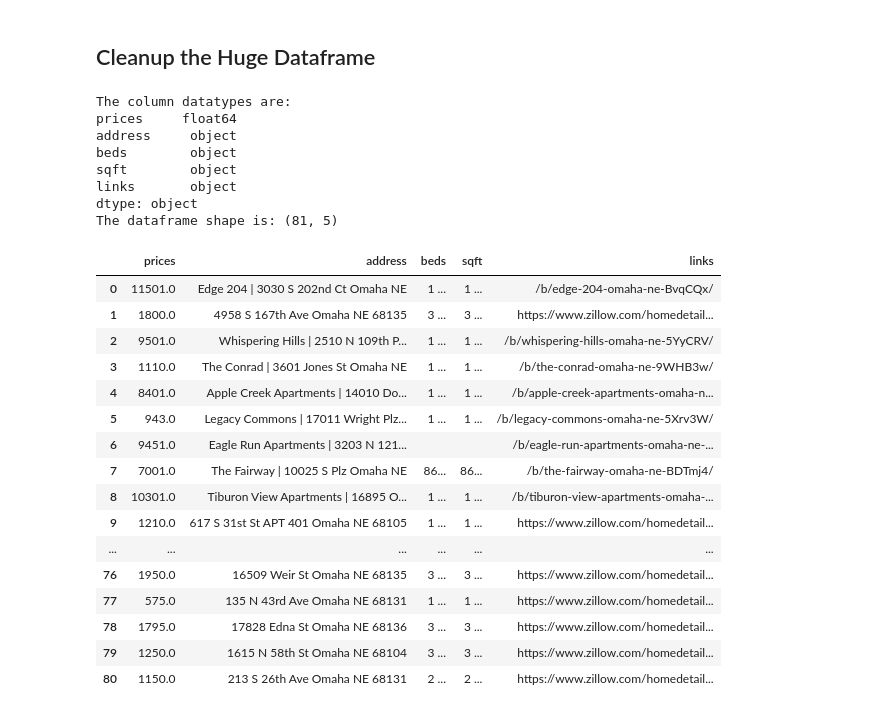
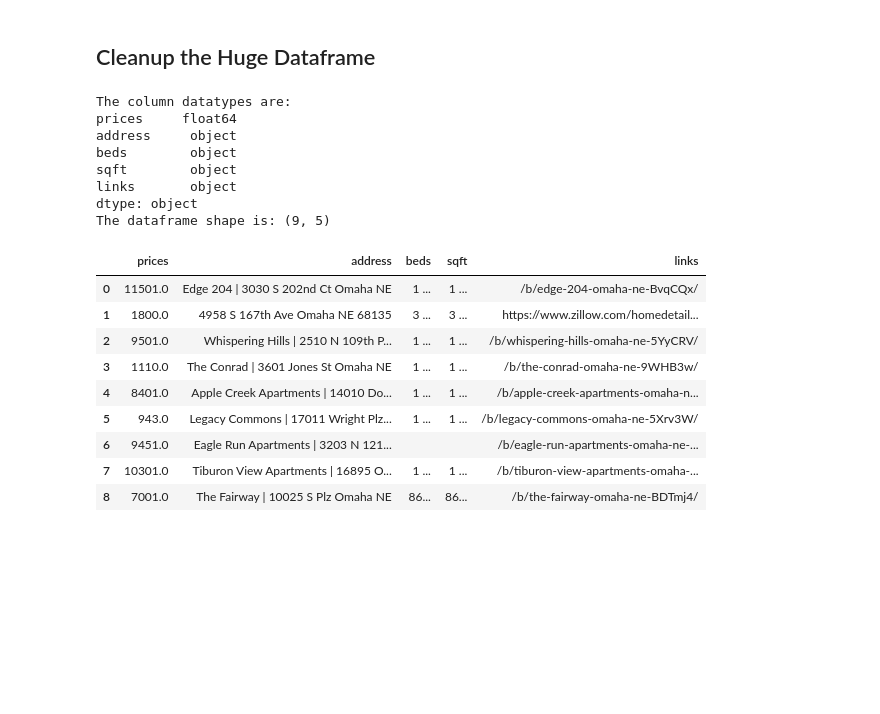
Before and after one commit to Cjferrell428/zillow_rent_evaluator_by_zip, a Jupyter notebook: zillow_rent_evaluation.ipynb, the cells around one changed output. Drawn from its saved outputs; the diff is of its cells as text; code cells hidden in the pictures; blank space fills up the shorter version.

Commit message:
cleanup link cleanup code

```diff
--- a/zillow_rent_evaluation.ipynb
+++ b/zillow_rent_evaluation.ipynb
@@ -34,10 +34,10 @@ def build_soups(url):
 ## Grab/Create all Soups
 # %%
 base_url = 'https://www.zillow.com/homes/for_rent/'
-page_max_range = 10
+page_max_range = 1
 city = 'Omaha'
 soups = []
 
-for i in range(1, page_max_range):
+for i in range(0, page_max_range):
     url = f'{base_url}{city}/{str(i)}_p/'
     soups.append(build_soups(url))
@@ -98,75 +125,74 @@ df = pd.concat(grab_soup_data(soups), ignore_index=True)
 # %% [markdown]
 ## Cleanup the Huge Dataframe
 # %%
-#convert columns to str
+# Cleanup links column
+# remove html tags
+
+# convert columns to str
 df['prices'] = df['prices'].astype('str')
 df['address'] = df['address'].astype('str')
 df['beds'] = df['beds'].astype('str')
 df['sqft'] = df['sqft'].astype('str')
+df['links'] = df['links'].astype('str')
 
-#remove html tags
-df['prices'] = df['prices'].replace('<div class="list-card-price">', ' ', regex=True)
-df['address'] = df['address'].replace('<address class="list-card-addr">', ' ', regex=True)
+# remove html tags
+df['prices'] = df['prices'].replace(
+    '<div class="list-card-price">', ' ', regex=True)
+df['address'] = df['address'].replace(
+    '<address class="list-card-addr">', ' ', regex=True)
 df['prices'] = df['prices'].replace('</div>', ' ', regex=True)
 df['address'] = df['address'].replace('</address>', ' ', regex=True)
 df['prices'] = df['prices'].str.replace(r'\D', '')
 
-#need to figure out correct html to add to this code from zillow browser
-#remove html tags from beds column
+# need to figure out correct html to add to this code from zillow browser
+# remove html tags from beds column
 df['beds'] = df['beds'].replace('Studio</li><li>', '0 ', regex=True)
 df['beds'] = df['beds'].str.replace(r'\D', ' ', regex=True)
 df['sqft'] = df['sqft'].replace('Studio</li><li>', '0 ', regex=True)
 df['sqft'] = df['sqft'].str.replace(r'\D', ' ', regex=True)
 
 
-#split beds column into beds, bath and sqft
-#will need to concatenate and split up columns after everything is pulled into data frame
+# split beds column into beds, bath and sqft
+# will need to concatenate and split up columns after everything is pulled into data frame
 
-#remove commas from sq_feet and convert to float
-df.replace(',','', regex=True, inplace=True)
+# remove commas from sq_feet and convert to float
+df.replace(',', '', regex=True, inplace=True)
 
-#drop nulls
-df = df[(df['prices'] != '') & (df['prices']!= ' ')]
+# drop nulls
+df = df[(df['prices'] != '') & (df['prices'] != ' ')]
 
-#convert column to float
+# convert column to float
 df['prices'] = df['prices'].astype('float')
 
 
-#remove spaces from link column
-df['links'] = df.links.str.replace(' ','')
+# remove spaces from link column
+df['links'] = df.links.str.replace(' ', '')
 
 print('The column datatypes are:')
 print(df.dtypes)
 print('The dataframe shape is:', df.shape)
 
-#re arrange the data frame and include sq  - make sure the dataframe has correct vallues
-#will need to split zip code into its own column
-#find out how to extract zillow html and put it into notebook
+# re arrange the data frame and include sq  - make sure the dataframe has correct vallues
+# will need to split zip code into its own column
+# find out how to extract zillow html and put it into notebook
 
 df
 # %% [output]
 The column datatypes are:
 prices     float64
 address     object
 beds        object
 sqft        object
 links       object
 dtype: object
-The dataframe shape is: (81, 5)
+The dataframe shape is: (9, 5)
 |  | prices | address | beds | sqft | links |
 | 0 | 11501.0 | Edge 204 | 3030 S 202nd Ct Omaha NE | 1 ... | 1 ... | /b/edge-204-omaha-ne-BvqCQx/ |
 | 1 | 1800.0 | 4958 S 167th Ave Omaha NE 68135 | 3 ... | 3 ... | https://www.zillow.com/homedetail... |
 | 2 | 9501.0 | Whispering Hills | 2510 N 109th P... | 1 ... | 1 ... | /b/whispering-hills-omaha-ne-5YyCRV/ |
 | 3 | 1110.0 | The Conrad | 3601 Jones St Omaha NE | 1 ... | 1 ... | /b/the-conrad-omaha-ne-9WHB3w/ |
 | 4 | 8401.0 | Apple Creek Apartments | 14010 Do... | 1 ... | 1 ... | /b/apple-creek-apartments-omaha-n... |
 | 5 | 943.0 | Legacy Commons | 17011 Wright Plz... | 1 ... | 1 ... | /b/legacy-commons-omaha-ne-5Xrv3W/ |
 | 6 | 9451.0 | Eagle Run Apartments | 3203 N 121... |  |  | /b/eagle-run-apartments-omaha-ne-... |
-| 7 | 7001.0 | The Fairway | 10025 S Plz Omaha NE | 86... | 86... | /b/the-fairway-omaha-ne-BDTmj4/ |
-| 8 | 10301.0 | Tiburon View Apartments | 16895 O... | 1 ... | 1 ... | /b/tiburon-view-apartments-omaha-... |
-| 9 | 1210.0 | 617 S 31st St APT 401 Omaha NE 68105 | 1 ... | 1 ... | https://www.zillow.com/homedetail... |
-| ... | ... | ... | ... | ... | ... |
-| 76 | 1950.0 | 16509 Weir St Omaha NE 68135 | 3 ... | 3 ... | https://www.zillow.com/homedetail... |
-| 77 | 575.0 | 135 N 43rd Ave Omaha NE 68131 | 1 ... | 1 ... | https://www.zillow.com/homedetail... |
-| 78 | 1795.0 | 17828 Edna St Omaha NE 68136 | 3 ... | 3 ... | https://www.zillow.com/homedetail... |
-| 79 | 1250.0 | 1615 N 58th St Omaha NE 68104 | 3 ... | 3 ... | https://www.zillow.com/homedetail... |
-| 80 | 1150.0 | 213 S 26th Ave Omaha NE 68131 | 2 ... | 2 ... | https://www.zillow.com/homedetail... |
+| 7 | 10301.0 | Tiburon View Apartments | 16895 O... | 1 ... | 1 ... | /b/tiburon-view-apartments-omaha-... |
+| 8 | 7001.0 | The Fairway | 10025 S Plz Omaha NE | 86... | 86... | /b/the-fairway-omaha-ne-BDTmj4/ |
```
Also changed, not shown: parts of 3 cells of this notebook.
